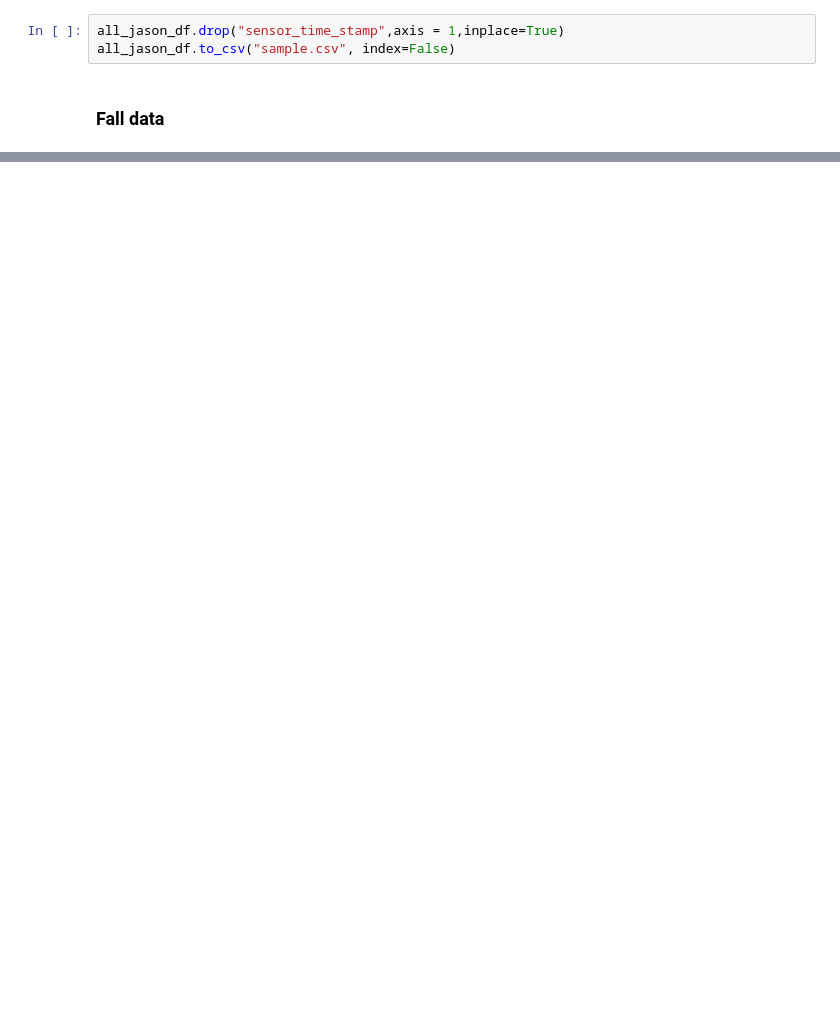
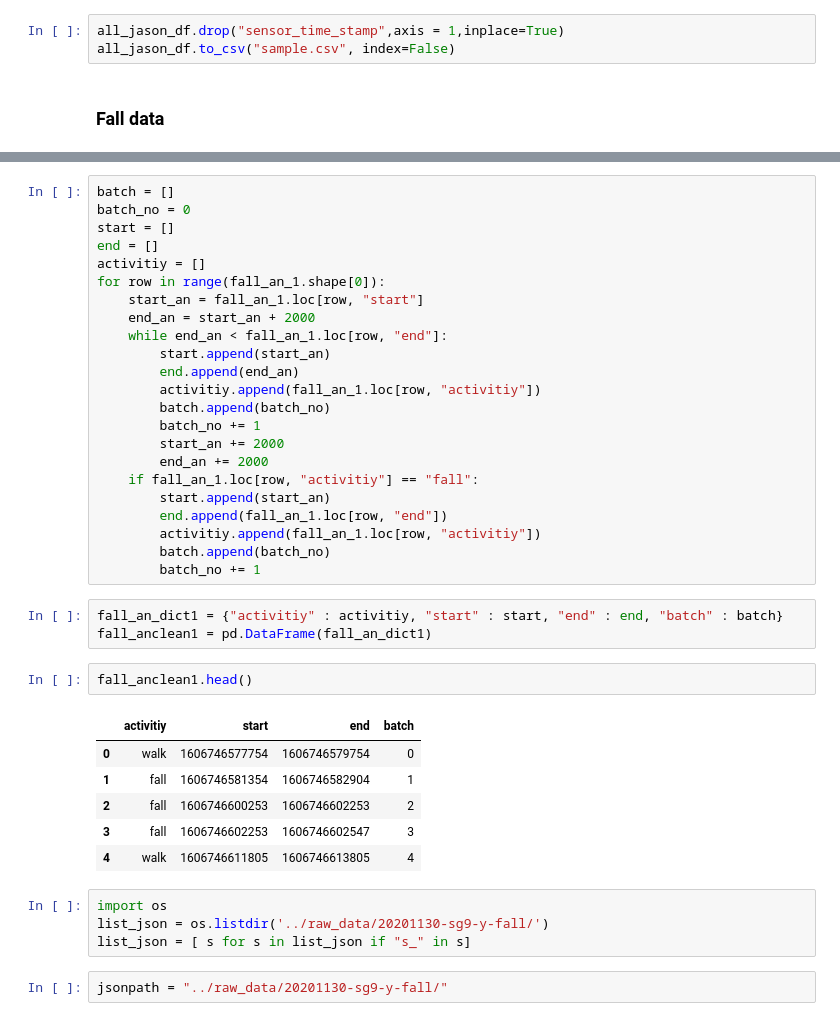
Before and after one commit to koka-koala/fallguys, a Jupyter notebook: notebooks/jin_intro.ipynb, the cells around one changed output, grey strips where cells are left out. Saved outputs shown, nothing was run; the diff lists cells and outputs as text; blank space fills up the shorter version.

```diff
--- a/notebooks/jin_intro.ipynb
+++ b/notebooks/jin_intro.ipynb
@@ -203,0 +177,41 @@ Fall data is different we are not using 2s bin otherwise it going to get dropped
+# %%
+batch = []
+batch_no = 0
+start = []
+end = []
+activitiy = []
+for row in range(fall_an_1.shape[0]):
+    start_an = fall_an_1.loc[row, "start"]
+    end_an = start_an + 2000
+    while end_an < fall_an_1.loc[row, "end"]:
+        start.append(start_an)
+        end.append(end_an)
+        activitiy.append(fall_an_1.loc[row, "activitiy"])
+        batch.append(batch_no)
+        batch_no += 1
+        start_an += 2000
+        end_an += 2000
+    if fall_an_1.loc[row, "activitiy"] == "fall":
+        start.append(start_an)
+        end.append(fall_an_1.loc[row, "end"])
+        activitiy.append(fall_an_1.loc[row, "activitiy"])
+        batch.append(batch_no)
+        batch_no += 1
+# %%
+fall_an_dict1 = {"activitiy" : activitiy, "start" : start, "end" : end, "batch" : batch}
+fall_anclean1 = pd.DataFrame(fall_an_dict1)
+# %%
+fall_anclean1.head()
+# %% [output]
+|  | activitiy | start | end | batch |
+| 0 | walk | 1606746577754 | 1606746579754 | 0 |
+| 1 | fall | 1606746581354 | 1606746582904 | 1 |
+| 2 | fall | 1606746600253 | 1606746602253 | 2 |
+| 3 | fall | 1606746602253 | 1606746602547 | 3 |
+| 4 | walk | 1606746611805 | 1606746613805 | 4 |
+# %%
+import os
+list_json = os.listdir('../raw_data/20201130-sg9-y-fall/')
+list_json = [ s for s in list_json if "s_" in s]
+# %%
+jsonpath = "../raw_data/20201130-sg9-y-fall/"
```
Also changed, not shown: parts of 38 cells of this notebook, 4 other files.
